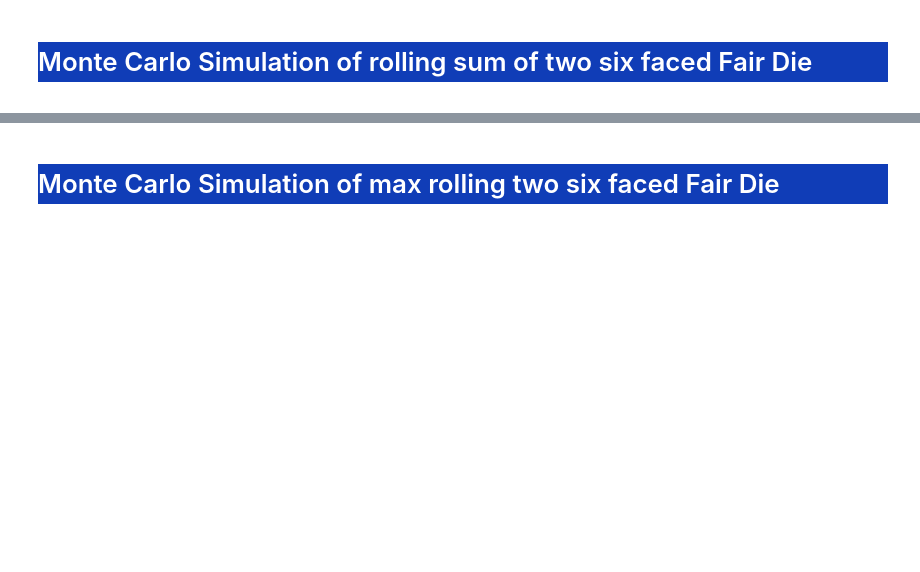
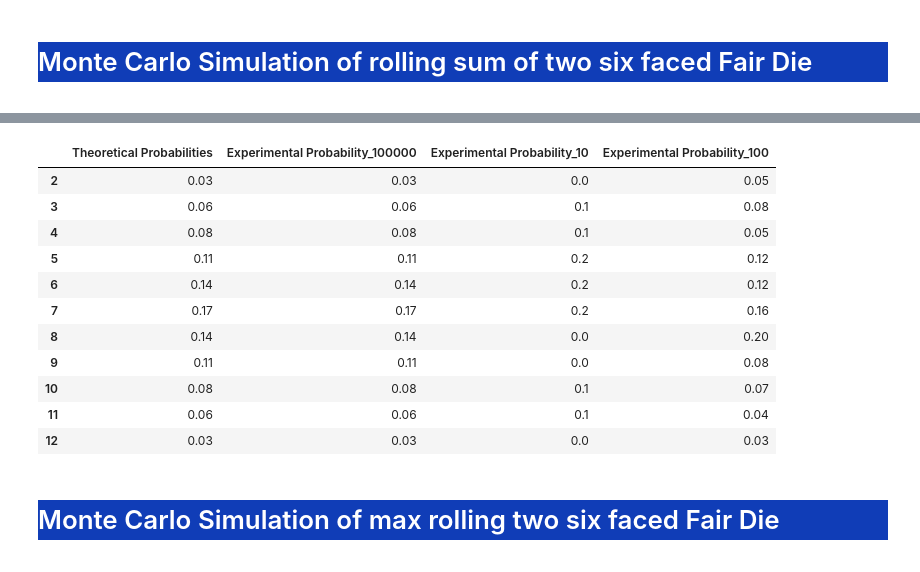
Before and after one commit to pk1308/Activity-2--stat-2, a Jupyter notebook: Activity3/Montecarlo.ipynb, the cells around one changed output, grey strips where cells are left out. Cells and saved outputs as stored; diff of their text form; code cells hidden in the pictures; blank space fills up the shorter version.

```diff
--- a/Activity3/Montecarlo.ipynb
+++ b/Activity3/Montecarlo.ipynb
@@ -21,7 +21,7 @@ from collections import Counter
 import matplotlib.pyplot as plt
 import numpy as np
 import pandas as pd
-
+pd.set_option('display.precision', 2)
 import plotly.graph_objects as go
 # %% [markdown]
 <div style="display: flex; justify-content: center; align-items: center; height: 100px; background-color: #103db7; color: #FFFFFF;">
@@ -53,14 +53,16 @@ def simulate_rolls(num_simulations, no_of_die=1, operation=""):
     Returns:
         Counter: A Counter object containing the frequency of each result.
     """
-    rolls = [(roll_die(),) * no_of_die for _ in range(num_simulations)]
+    if no_of_die == 1:
+        rolls = [roll_die() for _ in range(num_simulations)]
+
 
     if operation == "sum":
-        rolls = [sum(roll) for roll in rolls]
+        rolls = [randint(1, 6) + randint(1, 6) for _ in range(num_simulations)]
     elif operation == "max":
-        rolls = [max(roll) for roll in rolls]
+        rolls = [max(randint(1, 6) , randint(1, 6)) for _ in range(num_simulations)]
     elif operation == "min":
-        rolls = [min(roll) for roll in rolls]
+        rolls = [min(randint(1, 6) , randint(1, 6)) for _ in range(num_simulations)]
 
     return Counter(rolls)
 
@@ -79,7 +81,7 @@ def calculate_probabilities(rolls, num_simulations):
     return probabilities
 import pandas as pd
 
-def run_experiment(num_simulations_list, actual_probabilities, operation="", no_of_die=1 ):
+def run_experiment(num_simulations_list, actual_probabilities, sample_space , operation="", no_of_die=1 ):
     """
     Run an experiment of rolling dice multiple times for different numbers of simulations.
 
@@ -101,7 +103,7 @@ def run_experiment(num_simulations_list, actual_probabilities, operation="", no_
         # Calculate experimental probabilities
         probabilities = calculate_probabilities(rolls, num_simulations)
 
-        data[f'Experimental Probability_{num_simulations}'] =  {roll[0]: probabilities.get(roll, 0) for roll in probabilities.keys()}
+        data[f'Experimental Probability_{num_simulations}'] =  {roll: probabilities.get(roll, 0) for roll in sample_space}
     df = pd.DataFrame(data)
     df = df.sort_index()
 
@@ -337,0 +243,18 @@ result_df
+# %%
+sample_space = range(2,13)
+# Actual probabilities (since it's the sum of two fair six-sided dice)
+actual_probabilities = [1/36, 2/36, 3/36, 4/36, 5/36, 6/36, 5/36, 4/36, 3/36, 2/36, 1/36]
+
+# Number of simulations
+num_simulations_list = [ 100000 , 10, 100]
+operation='sum'
+no_of_die=2
+
+# run the experiment
+df = run_experiment(num_simulations_list=num_simulations_list, actual_probabilities=actual_probabilities ,operation="sum" , no_of_die=2 ,sample_space=sample_space)
+title='Experimental Probability Distribution for sum of rolling two die '
+x_title = "Roll of two die"
+plot_df(df=df , num_simulations_list=num_simulations_list ,title=title, x_title=x_title)
+
+df
+# %% [output]
@@ -338,3 +262,15 @@ result_df
+|  | Theoretical Probabilities | Experimental Probability_100000 | Experimental Probability_10 | Experimental Probability_100 |
+| 2 | 0.03 | 0.03 | 0.0 | 0.05 |
+| 3 | 0.06 | 0.06 | 0.1 | 0.08 |
+| 4 | 0.08 | 0.08 | 0.1 | 0.05 |
+| 5 | 0.11 | 0.11 | 0.2 | 0.12 |
+| 6 | 0.14 | 0.14 | 0.2 | 0.12 |
+| 7 | 0.17 | 0.17 | 0.2 | 0.16 |
+| 8 | 0.14 | 0.14 | 0.0 | 0.20 |
+| 9 | 0.11 | 0.11 | 0.0 | 0.08 |
+| 10 | 0.08 | 0.08 | 0.1 | 0.07 |
+| 11 | 0.06 | 0.06 | 0.1 | 0.04 |
+| 12 | 0.03 | 0.03 | 0.0 | 0.03 |
 # %% [markdown]
 <div style="display: flex; justify-content: center; align-items: center; height: 100px; background-color: #103db7; color: #FFFFFF;">
     <h1>Monte Carlo Simulation of max rolling two  six faced Fair Die  </h1>
```
Also changed, not shown: parts of 13 cells of this notebook, 5 other files.
